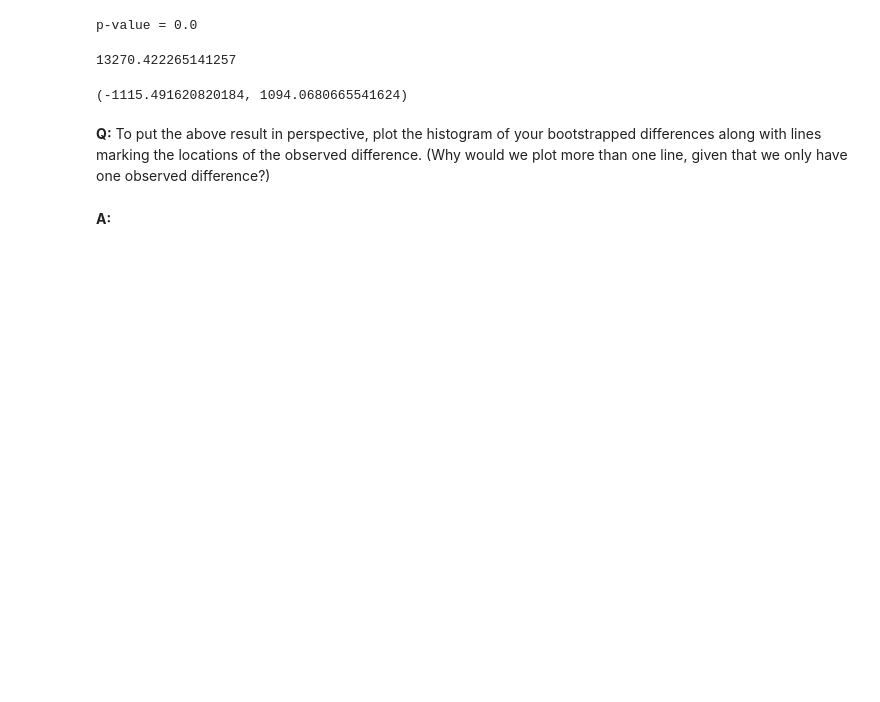
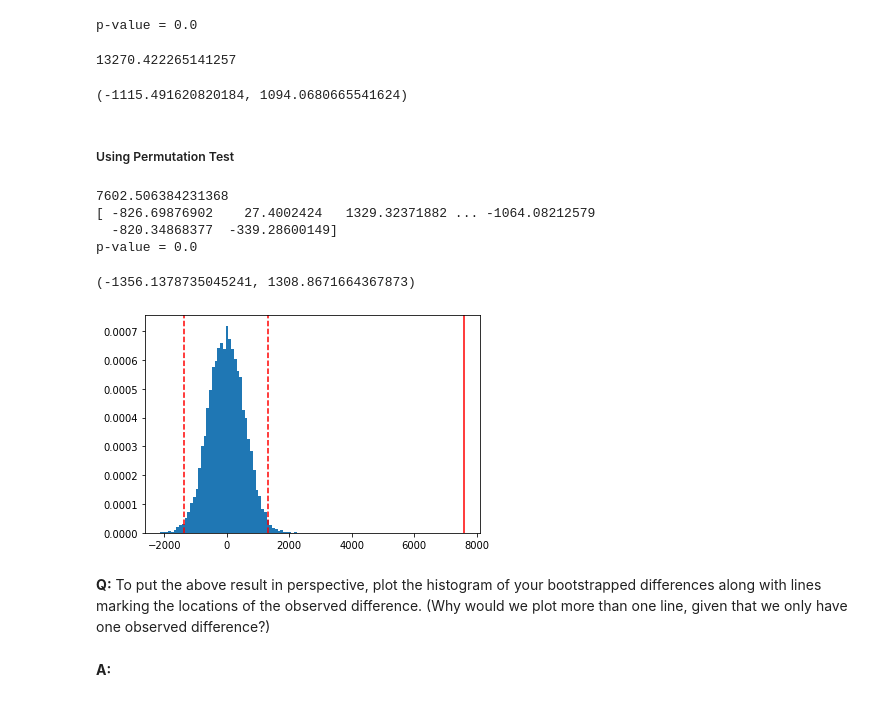
Before and after one commit to NVivek/Springboard_Projects, a Jupyter notebook: inferential_statistics_2-Q.ipynb, the cells around one changed output. Drawn from its saved outputs; the diff is of its cells as text; code cells hidden in the pictures; blank space fills up the shorter version.

```diff
--- a/inferential_statistics_2-Q.ipynb
+++ b/inferential_statistics_2-Q.ipynb
@@ -280,6 +282,40 @@ a, b = np.percentile(bs_replicates_new, [2.5,97.5])
 a,b
 # %% [output]
 (-1115.491620820184, 1094.0680665541624)
+# %% [markdown]
+##### Using Permutation Test
+# %%
+# Compute difference of standard mean from experiment: empirical_diff_mean
+empirical_diff_mean = diff_of_mean(ins,no_ins)
+print(empirical_diff_mean)
+
+# Draw 10,000 permutation replicates: perm_replicates
+perm_replicates = draw_perm_reps(ins, no_ins,
+                                 diff_of_mean, size=10000)
+print(perm_replicates)
+# Compute p-value: p
+p = np.sum(perm_replicates >= empirical_diff_mean) / len(perm_replicates)
+
+# Print the result
+print('p-value =', p)
+# %% [output]
+7602.506384231368
+[ -826.69876902    27.4002424   1329.32371882 ... -1064.08212579
+  -820.34868377  -339.28600149]
+p-value = 0.0
+# %%
+a, b = np.percentile(perm_replicates, [2.5,97.5])
+a,b
+# %% [output]
+(-1356.1378735045241, 1308.8671664367873)
+# %%
+_ = plt.hist(bs_replicates_new, bins=50, density=True)
+_ = plt.axvline(empirical_diff_mean, color='r')
+_ = plt.axvline(a, color='r',linestyle='--')
+_ = plt.axvline(b, color='r',linestyle='--')
+plt.show()
+# %% [output]
+[figure, added]
 # %% [markdown]
 __Q:__ To put the above result in perspective, plot the histogram of your bootstrapped differences along with lines marking the locations of the observed difference. (Why would we plot more than one line, given that we only have one observed difference?)
 # %% [markdown]
```
Also changed, not shown: parts of 8 cells of this notebook.
